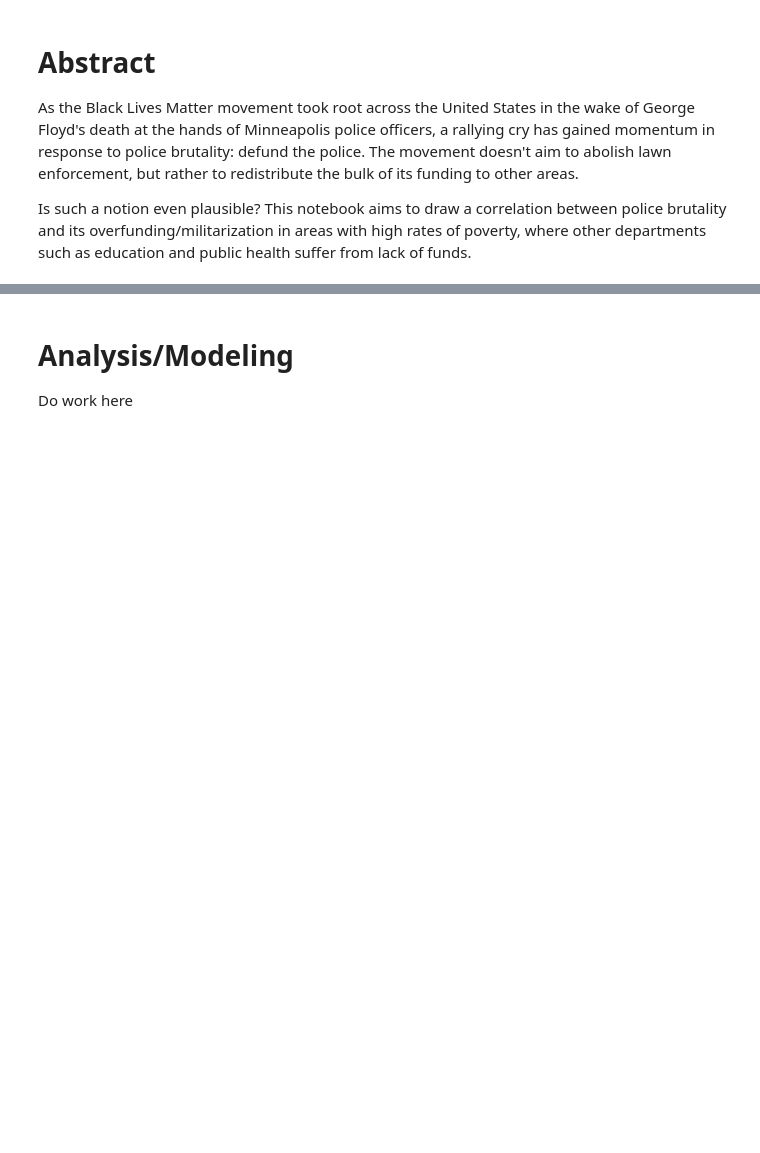
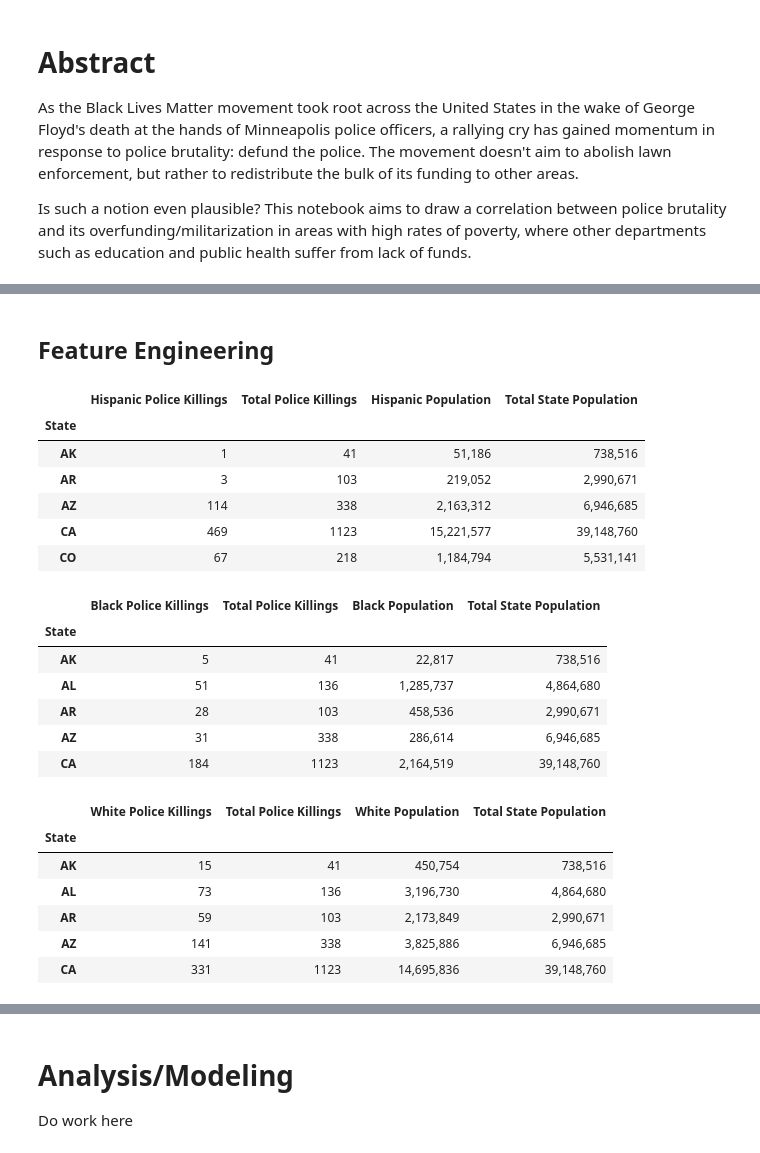
Before and after one commit to EzrielAsItGets/summer-2020-project, a Jupyter notebook: US Police Violence & Fatal Shootings.ipynb, the cells around one changed output, grey strips where cells are left out. Cells and saved outputs as stored; diff of their text form; code cells hidden in the pictures; blank space fills up the shorter version.

```diff
--- a/US Police Violence & Fatal Shootings.ipynb
+++ b/US Police Violence & Fatal Shootings.ipynb
@@ -59,0 +132,76 @@ Generate features here.
+# %% [markdown]
+## Feature Engineering
+# %%
+#Functions
+def race_data(data, race):
+    new_data = data[data["Victim's race"] == race]
+    sort_data = new_data[["Victim's name", "State"]]
+    data_grouped = sort_data.groupby('State')["Victim's name"].nunique()
+    data_df = data_grouped.to_frame()
+    data_df = data_df.rename(columns = {"Victim's name" : race + ' Police Killings'})
+    return data_df
+
+#Police killings total by race per state
+hispanic_df = race_data(pk, 'Hispanic')
+black_df = race_data(pk, 'Black')
+white_df = race_data(pk, 'White')
+asian_df = race_data(pk, 'Asian')
+native_df = race_data(pk, 'Native American')
+pacific_df = race_data(pk, 'Pacific Islander')
+unknown_df = race_data(pk, 'Unknown Race')
+
+#Police killings total across all races per state
+pk_total = pk[["Victim's name", 'State']]
+state_total = pk_total.groupby('State')["Victim's name"].nunique()
+state_total_df = state_total.to_frame()
+state_total_df = state_total_df.rename(columns = {"Victim's name": 'Total Police Killings'})
+
+#Combining data into single df
+hispanic_df['Total Police Killings'] = state_total_df['Total Police Killings']
+hispanic_df[['Hispanic Population', 'Total State Population']] = cd[['Hispanic', 'Total Population']]
+black_df['Total Police Killings'] = state_total_df['Total Police Killings']
+black_df[['Black Population', 'Total State Population']] = cd[['Black', 'Total Population']]
+white_df['Total Police Killings'] = state_total_df['Total Police Killings']
+white_df[['White Population', 'Total State Population']] = cd[['White', 'Total Population']]
+asian_df['Total Police Killings'] = state_total_df['Total Police Killings']
+asian_df[['Asian Population', 'Total State Population']] = cd[['Asian', 'Total Population']]
+native_df['Total Police Killings'] = state_total_df['Total Police Killings']
+native_df[['Native American Population', 'Total State Population']] = cd[['Native American', 'Total Population']]
+pacific_df['Total Police Killings'] = state_total_df['Total Police Killings']
+pacific_df[['Pacific Islander Population', 'Total State Population']] = cd[['Pacific Islander', 'Total Population']]
+unknown_df['Total Police Killings'] = state_total_df['Total Police Killings']
+unknown_df[['Unknown Race Population', 'Total State Population']] = cd[['Unknown Race', 'Total Population']]
+
+#Test
+hispanic_df.head()
+black_df.head()
+white_df.head()
+asian_df.head()
+native_df.head()
+pacific_df.head()
+unknown_df.head()
+print(pk_total)
+print(state_total)
+state_total_df.head()
+# %% [output]
+|  | Hispanic Police Killings | Total Police Killings | Hispanic Population | Total State Population |
+| State |  |  |  |  |
+| AK | 1 | 41 | 51,186 | 738,516 |
+| AR | 3 | 103 | 219,052 | 2,990,671 |
+| AZ | 114 | 338 | 2,163,312 | 6,946,685 |
+| CA | 469 | 1123 | 15,221,577 | 39,148,760 |
+| CO | 67 | 218 | 1,184,794 | 5,531,141 |
+|  | Black Police Killings | Total Police Killings | Black Population | Total State Population |
+| State |  |  |  |  |
+| AK | 5 | 41 | 22,817 | 738,516 |
+| AL | 51 | 136 | 1,285,737 | 4,864,680 |
+| AR | 28 | 103 | 458,536 | 2,990,671 |
+| AZ | 31 | 338 | 286,614 | 6,946,685 |
+| CA | 184 | 1123 | 2,164,519 | 39,148,760 |
+|  | White Police Killings | Total Police Killings | White Population | Total State Population |
+| State |  |  |  |  |
+| AK | 15 | 41 | 450,754 | 738,516 |
+| AL | 73 | 136 | 3,196,730 | 4,864,680 |
+| AR | 59 | 103 | 2,173,849 | 2,990,671 |
+| AZ | 141 | 338 | 3,825,886 | 6,946,685 |
+| CA | 331 | 1123 | 14,695,836 | 39,148,760 |
```
Also changed, not shown: parts of 10 cells of this notebook, 9 other files.
